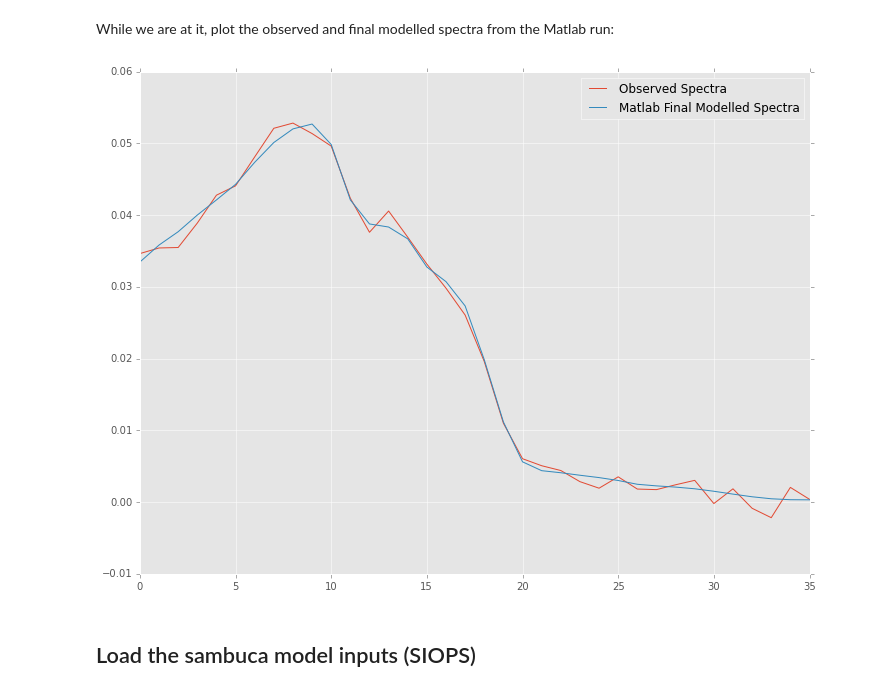
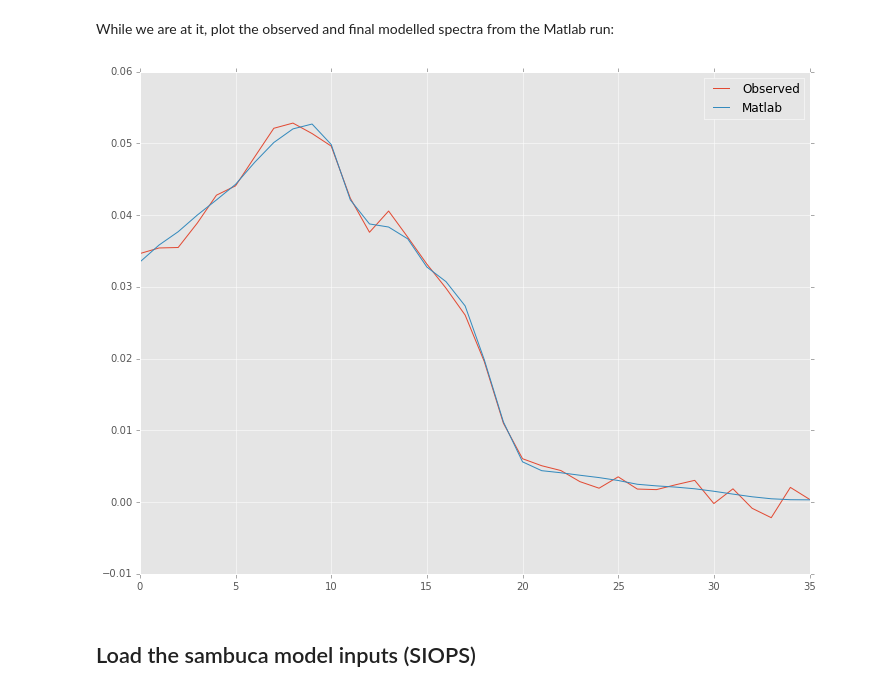
Before and after one commit to obarrilero/sambuca, a Jupyter notebook: reference/notebooks/Sambuca Minimisation Experiments.ipynb, the cells around one changed output. Saved outputs shown, nothing was run; the diff lists cells and outputs as text; code cells hidden in the pictures.

```diff
--- a/reference/notebooks/Sambuca Minimisation Experiments.ipynb
+++ b/reference/notebooks/Sambuca Minimisation Experiments.ipynb
@@ -19,6 +19,9 @@ np.set_printoptions(precision=5, suppress=True)
 plt.style.use('ggplot')
 plot_width = 12
 plot_height = plot_width * 3/4
+
+# spectra to plot
+plot_items = list()
 # %% [markdown]
 ##Load the matlab reference data:
 # %%
@@ -51,13 +54,17 @@ While we are at it, plot the observed and final modelled spectra from the Matlab
 # %%
 obs_spectra = data['observed_spectra']
 mdl_spectra = data['modelled_spectra']
+plot_items.clear()
+plot_items.append((obs_spectra, 'Observed'))
+plot_items.append((mdl_spectra, 'Matlab'))
+
 plt.figure(figsize=(plot_width, plot_height))
-plt.plot(obs_spectra, label='Observed Spectra')
-plt.plot(mdl_spectra, label='Matlab Final Modelled Spectra')
+for pi in plot_items:
+    plt.plot(pi[0], label=pi[1])
 plt.legend(loc='upper right')
 plt.show()
 # %% [output]
-[figure, old version]
+[figure, new version]
 # %% [markdown]
 ## Load the sambuca model inputs (SIOPS)
 # %%
```
Also changed, not shown: parts of 26 cells of this notebook, 2 other files.
